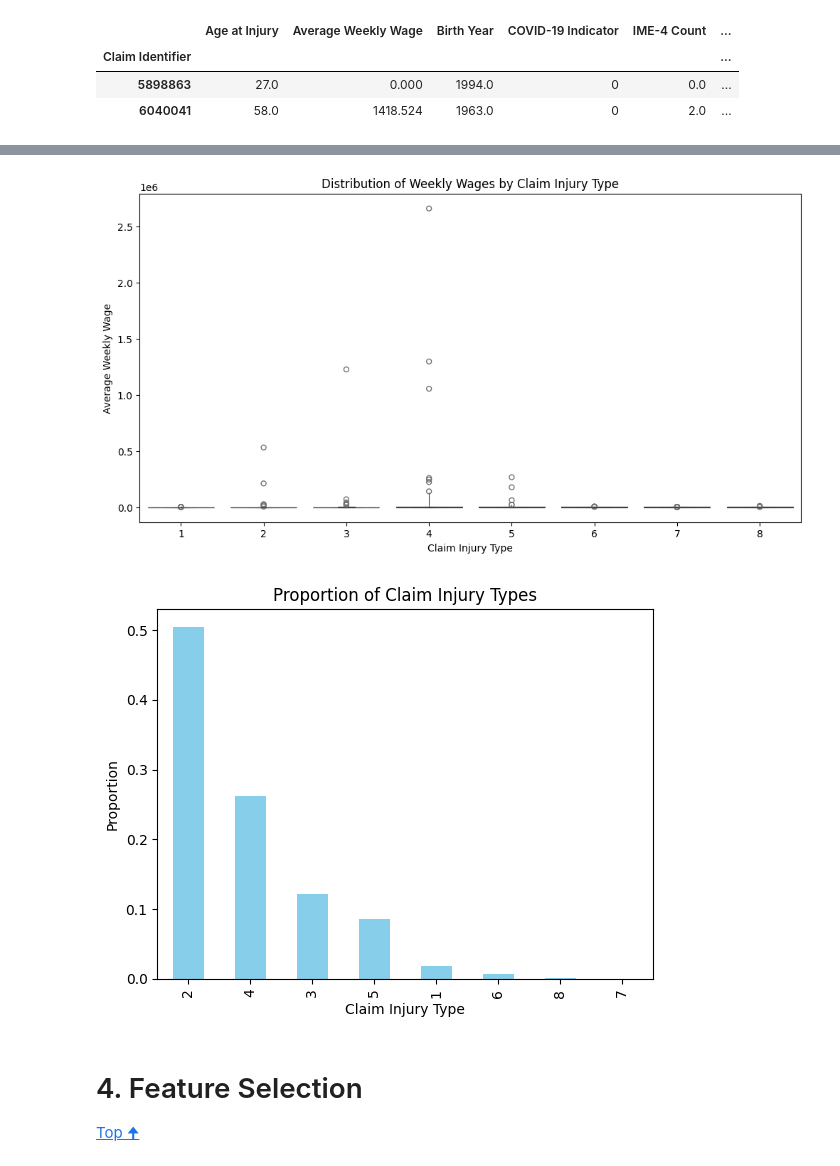
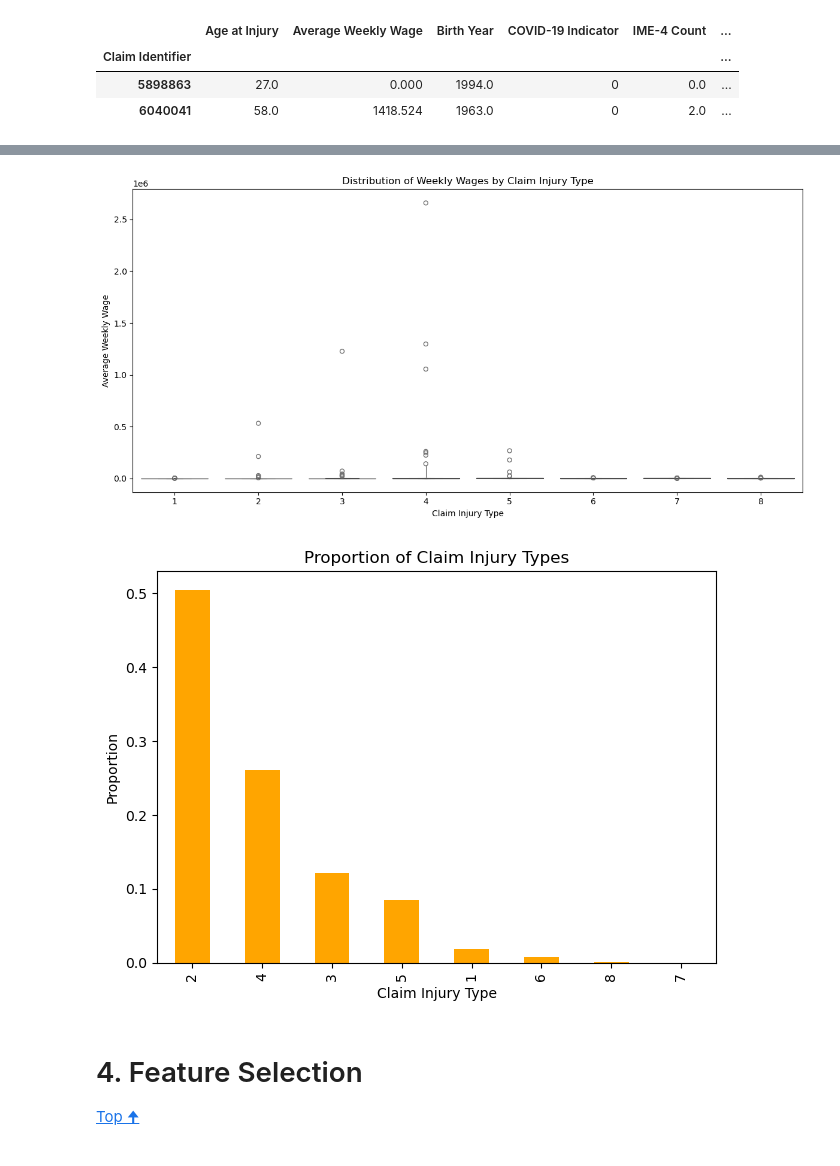
Before and after one commit to antoniooliveira03/machine_learning, a Jupyter notebook: 01_Group24_Preproc.ipynb, the cells around one changed output, grey strips where cells are left out. Saved outputs shown, nothing was run; the diff lists cells and outputs as text; code cells hidden in the pictures.

Commit message:
color implemented

```diff
--- a/01_Group24_Preproc.ipynb
+++ b/01_Group24_Preproc.ipynb
@@ -1645,33 +1593,24 @@ plt.show()
 # plt.grid(True)
 # plt.show()
 # %%
-# Set up the figure with a specified size (12x6)
-plt.figure(figsize=(12, 6))
-
-# Create a boxen plot to visualize the distribution of 'Average Weekly Wage' by 'Claim Injury Type'
-sns.boxenplot(x="Claim Injury Type", y="Average Weekly Wage", data=all_train)
-
-# Set the title for the plot
-plt.title("Distribution of Weekly Wages by Claim Injury Type")
-
-# Display the plot
-plt.show()
+# Use the new function to create the boxen plot
+v.plot_boxenplot(data=all_train,
+    x='Claim Injury Type',
+    y='Average Weekly Wage',
+    xlabel='Claim Injury Type',
+    ylabel='Average Weekly Wage',
+    title='Distribution of Weekly Wages by Claim Injury Type')
 # %% [output]
-[figure, old version]
+[figure, new version]
 # %%
-# Plot the proportion of each 'Claim Injury Type' as a bar chart, using normalized value counts
-# normalize=True will scale the counts to show the proportion rather than raw counts
-all_train["Claim Injury Type"].value_counts(normalize=True).plot(kind='bar', color='skyblue')
-
-# Set the title and axis labels for the plot
-plt.title("Proportion of Claim Injury Types")  # Title of the plot
-plt.xlabel("Claim Injury Type")  # Label for the x-axis
-plt.ylabel("Proportion")  # Label for the y-axis
-
-# Display the plot
-plt.show()
+# Use the new function to create the bar plot
+v.plot_bar(data=all_train,
+    column='Claim Injury Type',
+    xlabel='Claim Injury Type',
+    ylabel='Proportion',
+    title='Proportion of Claim Injury Types')
 # %% [output]
-[figure, old version]
+[figure, new version]
 # %% [markdown]
 # 4. Feature Selection
 
```
Also changed, not shown: parts of 17 cells of this notebook, 3 other files.
